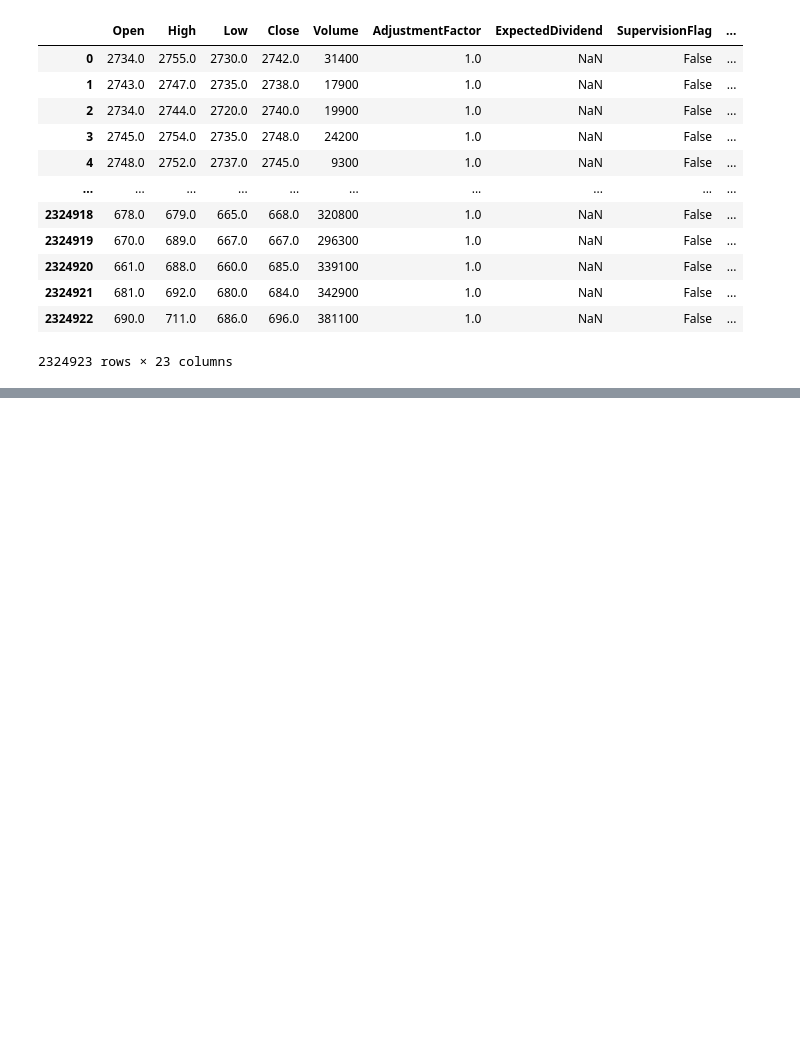
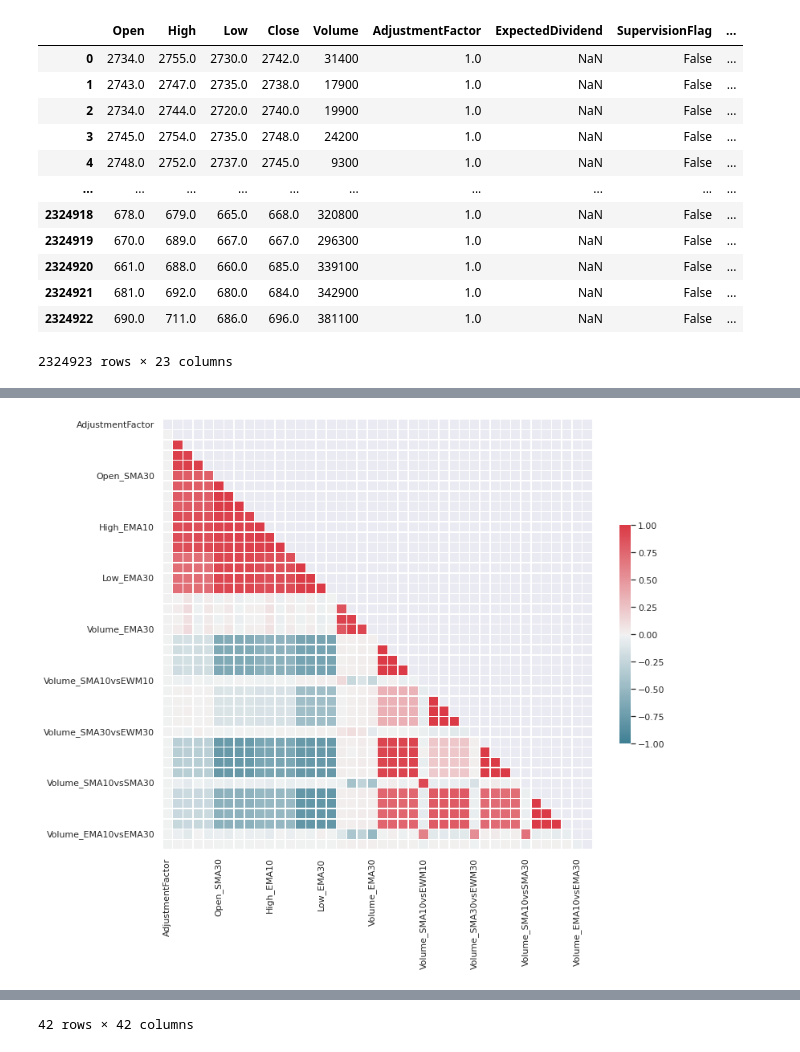
Before and after one commit to velblu/Tokyo-Stock-Exchange-Predictions, a Jupyter notebook: jpx_prediction.ipynb, the cells around one changed output, grey strips where cells are left out. Saved outputs shown, nothing was run; the diff lists cells and outputs as text; code cells hidden in the pictures; blank space fills up the shorter version.

```diff
--- a/jpx_prediction.ipynb
+++ b/jpx_prediction.ipynb
@@ -892,7 +1029,7 @@ class AddDividendInfo(BaseEstimator, TransformerMixin):
         :param y: Ignored. This parameter exists only for compatibility with :class:`~sklearn.pipeline.Pipeline`.
         :return: Fitted transformer.
         """
-        self.dividend_info = X['ExpectedDividend'].fillna(0).where(X['ExpectedDividend'] != 0, 1).astype('bool')
+        self.dividend_info = X['ExpectedDividend'].fillna(0).where(X['ExpectedDividend'] != 0, 1).astype('category')
         self.dividend_info.rename('ExpectedDividendInfo', inplace=True)
         return self
 
@@ -1827,0 +1748,2 @@ Name: Class, dtype: int64
+# %%
+data = feature_engineering_pipeline.fit_transform(X=data)
@@ -1827,0 +1753,3 @@ Name: Class, dtype: int64
+# %%
+# new dataset for corr
+corr_data = data.copy()
@@ -1827,0 +1802,22 @@ Name: Class, dtype: int64
+# %%
+sns.set(style="darkgrid")
+
+corr = corr_data.corr()
+
+# Generate a mask for the upper triangle
+mask = np.zeros_like(corr, dtype=np.bool)
+mask[np.triu_indices_from(mask)] = True
+
+# Set up the matplotlib figure
+f, ax = plt.subplots(figsize=(12, 10))
+
+# Generate a custom diverging colormap
+cmap = sns.diverging_palette(220., 10., as_cmap=True)
+
+# Draw the heatmap with the mask and correct aspect ratio
+sns.heatmap(corr, mask=mask, cmap=cmap, vmin=-1, vmax=1,
+            square=True, xticklabels=5, yticklabels=5,
+            linewidths=.5, cbar_kws={"shrink": .5}, ax=ax)
+plt.show()
+corr
+# %% [output]
@@ -1827,0 +1826 @@ Name: Class, dtype: int64
+[figure, added]
@@ -1827,0 +1844 @@ Name: Class, dtype: int64
+42 rows × 42 columns
```
Also changed, not shown: parts of 142 cells of this notebook.
